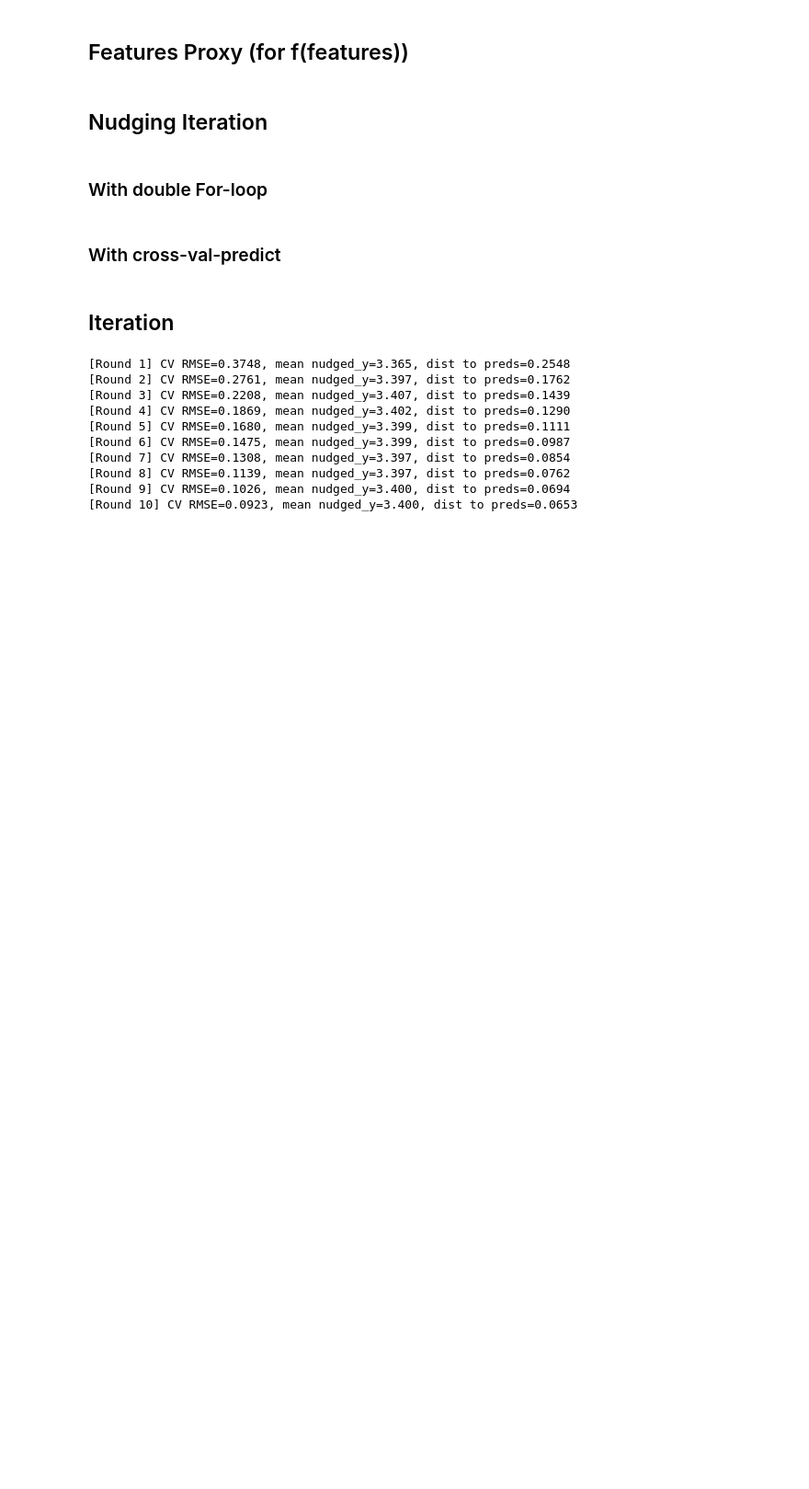
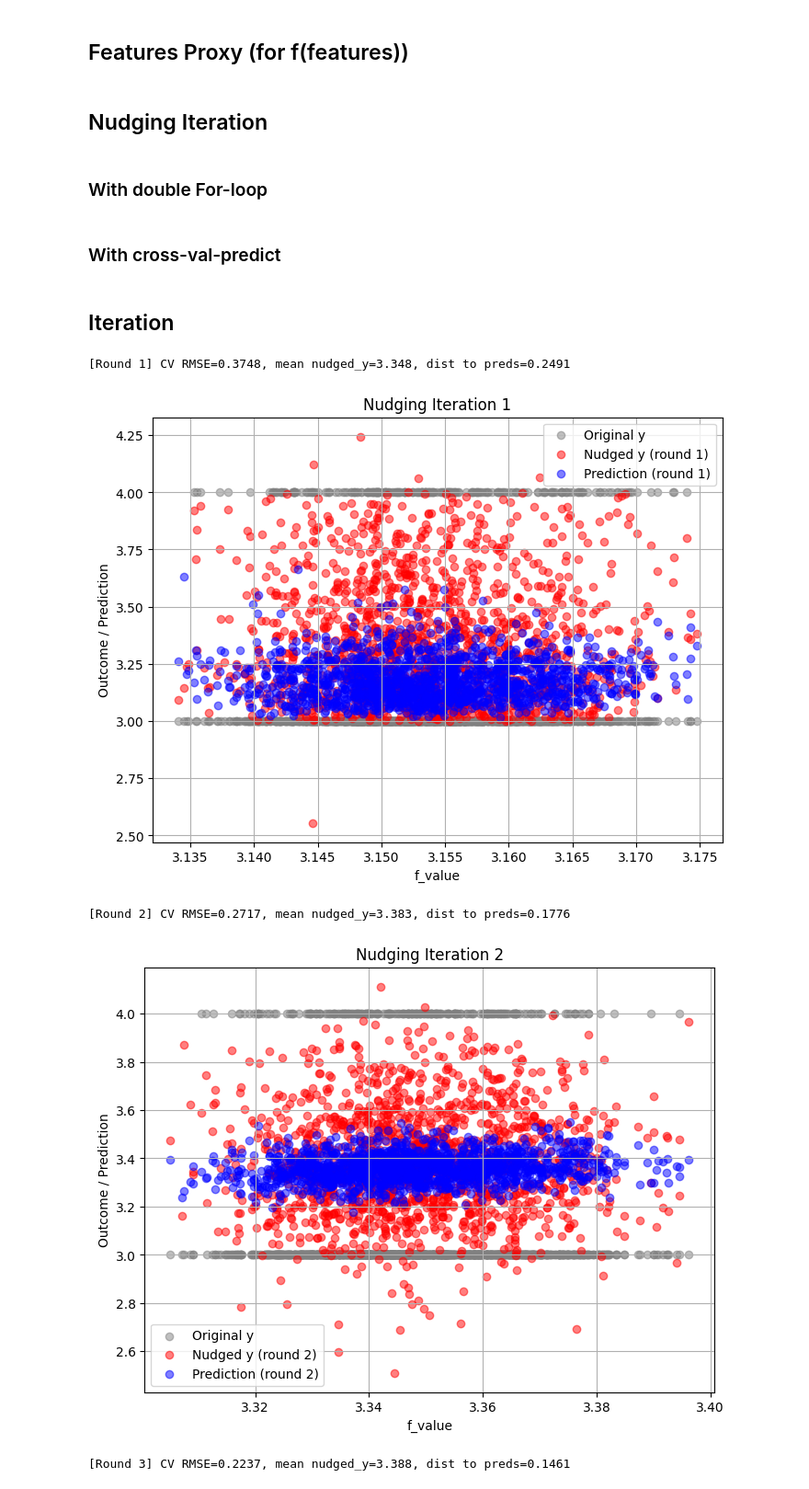
Before and after one commit to Sarah-Pan/Prediction-Model-Nudging, a Jupyter notebook: IBM_HR_Analytic.ipynb, the cells around one changed output. Shown at 92% size. Drawn from its saved outputs; the diff is of its cells as text; code cells hidden in the pictures; blank space fills up the shorter version.

Commit message:
feat: plots

```diff
--- a/IBM_HR_Analytic.ipynb
+++ b/IBM_HR_Analytic.ipynb
@@ -352,19 +450,14 @@ def nudging_iteration(X, y, X_states, n_rounds=5, n_splits=5):
 # %%
 # initialization
 test_agents = X.copy()
 states, weights = init_states(test_agents)
 X_states = states[["Skill", "Motivation", "Fatigue"]]
 
-# 5 iterations
-results, nudged_y, final_model = nudging_iteration(X, y, X_states, n_rounds=10, n_splits=5)
+# 10 iterations
+results, nudged_y, final_model, f_values_his,  pred_history, nudged_history = nudging_iteration(X, y, X_states, n_rounds=10, n_splits=5, plot_each_round=True)
 # %% [output]
-[Round 1] CV RMSE=0.3748, mean nudged_y=3.365, dist to preds=0.2548
-[Round 2] CV RMSE=0.2761, mean nudged_y=3.397, dist to preds=0.1762
-[Round 3] CV RMSE=0.2208, mean nudged_y=3.407, dist to preds=0.1439
-[Round 4] CV RMSE=0.1869, mean nudged_y=3.402, dist to preds=0.1290
-[Round 5] CV RMSE=0.1680, mean nudged_y=3.399, dist to preds=0.1111
-[Round 6] CV RMSE=0.1475, mean nudged_y=3.399, dist to preds=0.0987
-[Round 7] CV RMSE=0.1308, mean nudged_y=3.397, dist to preds=0.0854
-[Round 8] CV RMSE=0.1139, mean nudged_y=3.397, dist to preds=0.0762
-[Round 9] CV RMSE=0.1026, mean nudged_y=3.400, dist to preds=0.0694
-[Round 10] CV RMSE=0.0923, mean nudged_y=3.400, dist to preds=0.0653
+[Round 1] CV RMSE=0.3748, mean nudged_y=3.348, dist to preds=0.2491
+[figure, added]
+[Round 2] CV RMSE=0.2717, mean nudged_y=3.383, dist to preds=0.1776
+[figure, added]
+[Round 3] CV RMSE=0.2237, mean nudged_y=3.388, dist to preds=0.1461
```
Also changed, not shown: parts of 12 cells of this notebook.
